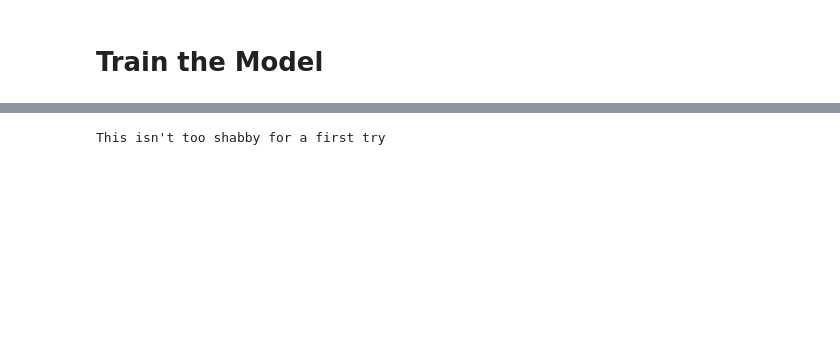
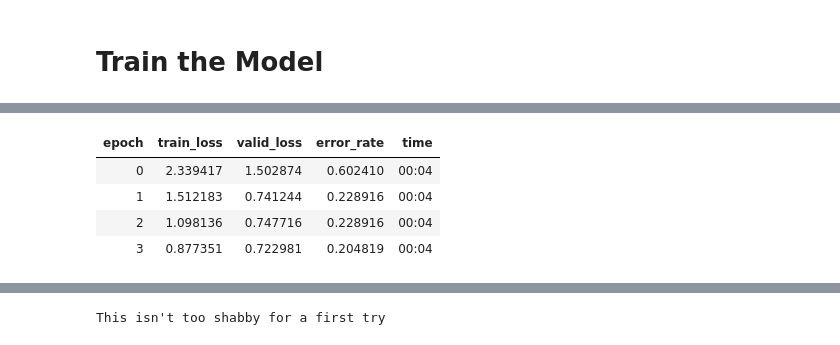
Before and after one commit to mtodisco10/fastaiProjects, a Jupyter notebook: first_fastai.ipynb, the cells around one changed output, grey strips where cells are left out. Cells and saved outputs as stored; diff of their text form; code cells hidden in the pictures; blank space fills up the shorter version.

```diff
--- a/first_fastai.ipynb
+++ b/first_fastai.ipynb
@@ -81,3 +58,11 @@ Downloading: "https://download.pytorch.org/models/resnet34-333f7ec4.pth" to /roo
+# %%
+learn.fit_one_cycle(4)
+# %% [output]
+| epoch | train_loss | valid_loss | error_rate | time |
+| 0 | 2.339417 | 1.502874 | 0.602410 | 00:04 |
+| 1 | 1.512183 | 0.741244 | 0.228916 | 00:04 |
+| 2 | 1.098136 | 0.747716 | 0.228916 | 00:04 |
+| 3 | 0.877351 | 0.722981 | 0.204819 | 00:04 |
 # %%
 learn.save('stage-1')
 # %%
```
Also changed, not shown: parts of 19 cells of this notebook.
